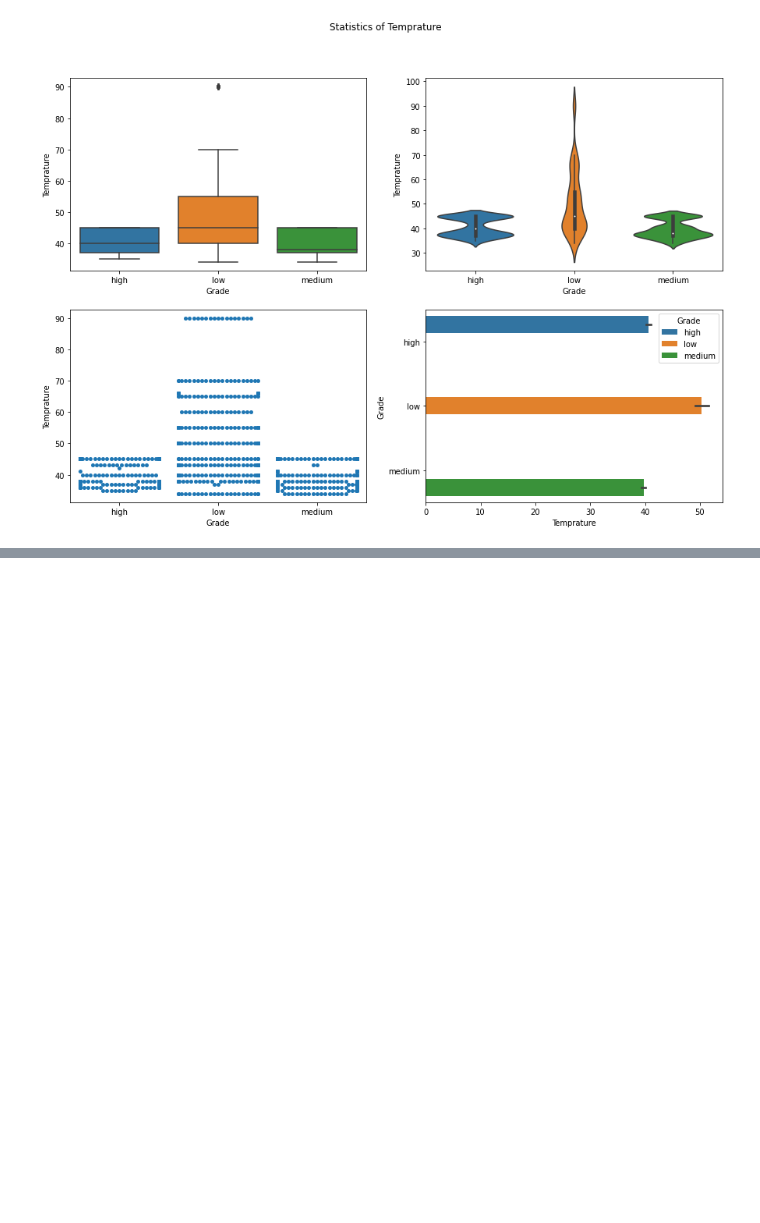
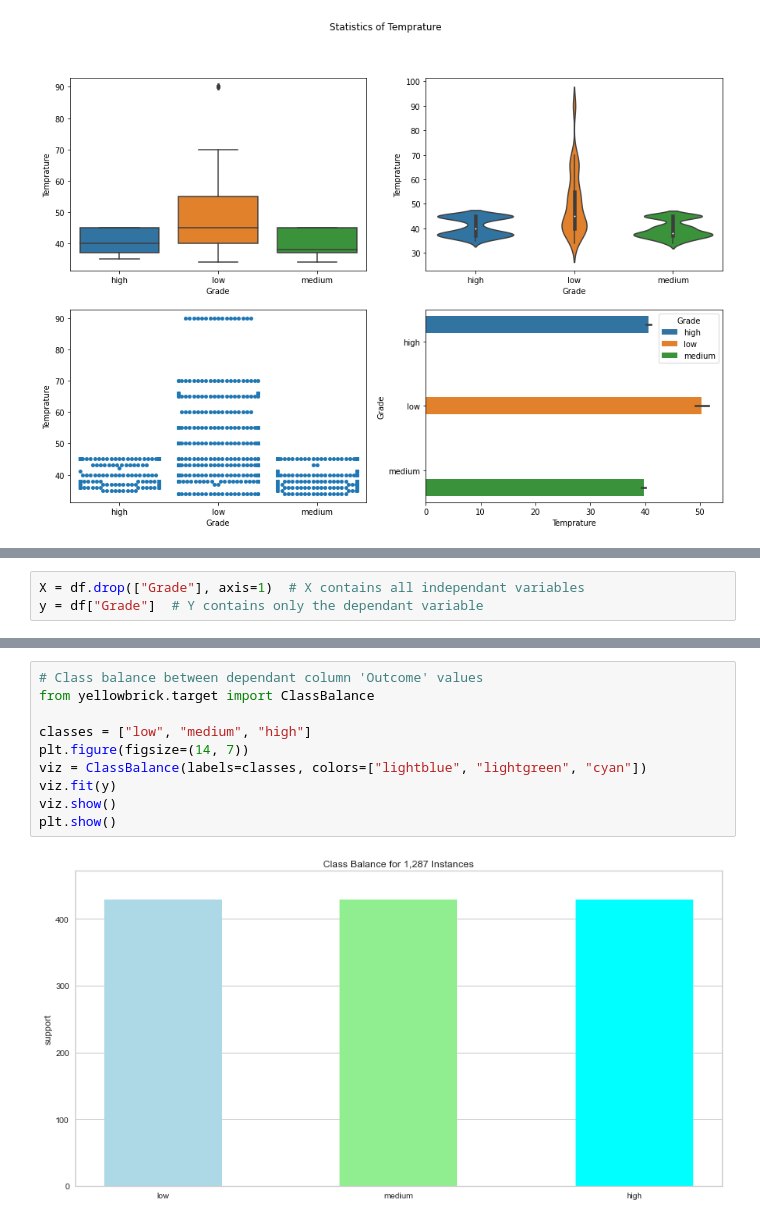
Before and after one commit to Prakashdeveloper03/Milk-Quality-Prediction, a Jupyter notebook: notebook/analysis.ipynb, the cells around one changed output, grey strips where cells are left out. Drawn from its saved outputs; the diff is of its cells as text; blank space fills up the shorter version.

```diff
--- a/notebook/analysis.ipynb
+++ b/notebook/analysis.ipynb
@@ -215,0 +272,3 @@ plot_stats("Temprature")
+# %%
+X = df.drop(["Grade"], axis=1)  # X contains all independant variables
+y = df["Grade"]  # Y contains only the dependant variable
@@ -215,0 +293,12 @@ plot_stats("Temprature")
+# %%
+# Class balance between dependant column 'Outcome' values
+from yellowbrick.target import ClassBalance
+
+classes = ["low", "medium", "high"]
+plt.figure(figsize=(14, 7))
+viz = ClassBalance(labels=classes, colors=["lightblue", "lightgreen", "cyan"])
+viz.fit(y)
+viz.show()
+plt.show()
+# %% [output]
+[figure, added]
```
Also changed, not shown: parts of 16 cells of this notebook.
